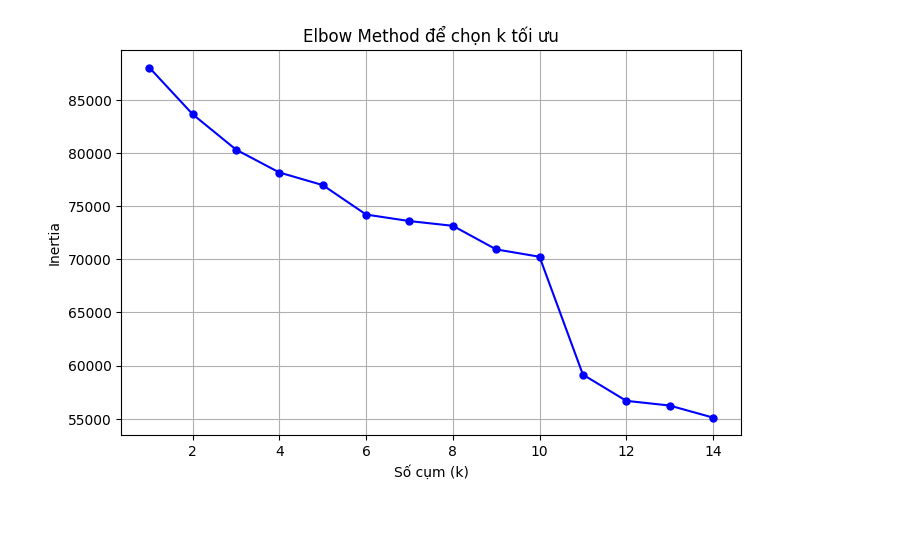
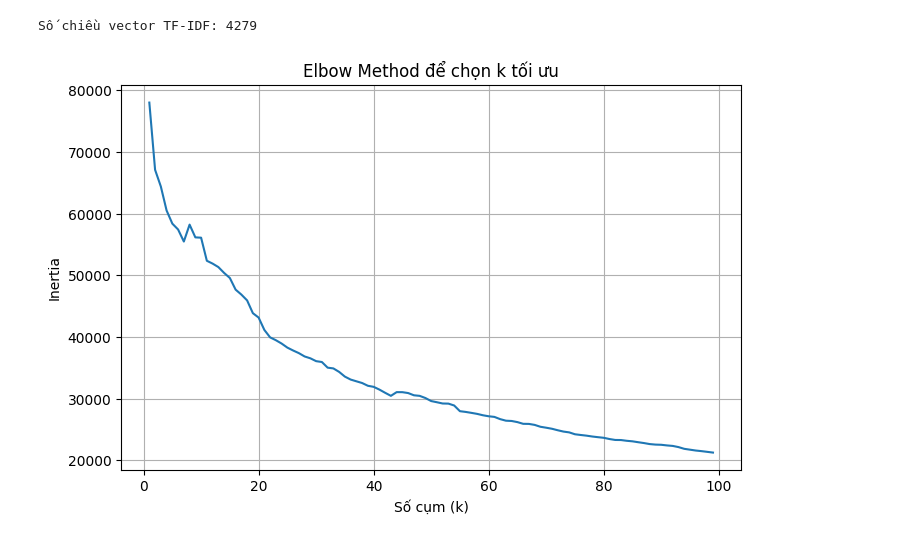
Before and after one commit to quipa3012/CareerOrientation, a Jupyter notebook: module-AI/train/src/k_means.ipynb, the cells around one changed output. Saved outputs shown, nothing was run; the diff lists cells and outputs as text; code cells hidden in the pictures.

```diff
--- a/module-AI/train/src/k_means.ipynb
+++ b/module-AI/train/src/k_means.ipynb
@@ -33,23 +54,25 @@ print(df_vector.head())
+# %%
+print("Số chiều vector TF-IDF:", X_dense.shape[1])
+# %% [output]
+Số chiều vector TF-IDF: 4279
 # %%
 import matplotlib.pyplot as plt
 from sklearn.cluster import KMeans
 
-# Tìm k tốt nhất bằng elbow
 inertia = []
-k_range = range(1, 15)  # thử từ 1 đến 14 cụm
+k_range = range(1, 100)
 for k in k_range:
     kmeans = KMeans(n_clusters=k, random_state=42)
     kmeans.fit(X_major)
     inertia.append(kmeans.inertia_)
 
-# Vẽ đồ thị elbow
 plt.figure(figsize=(8, 5))
-plt.plot(k_range, inertia, 'bo-', markersize=5)
+plt.plot(k_range, inertia, marker=None)
 plt.xlabel('Số cụm (k)')
 plt.ylabel('Inertia')
 plt.title('Elbow Method để chọn k tối ưu')
 plt.grid(True)
 plt.show()
 # %% [output]
-[figure, old version]
+[figure, new version]
 # %%
```
Also changed, not shown: parts of 7 cells of this notebook, 21 other files.
